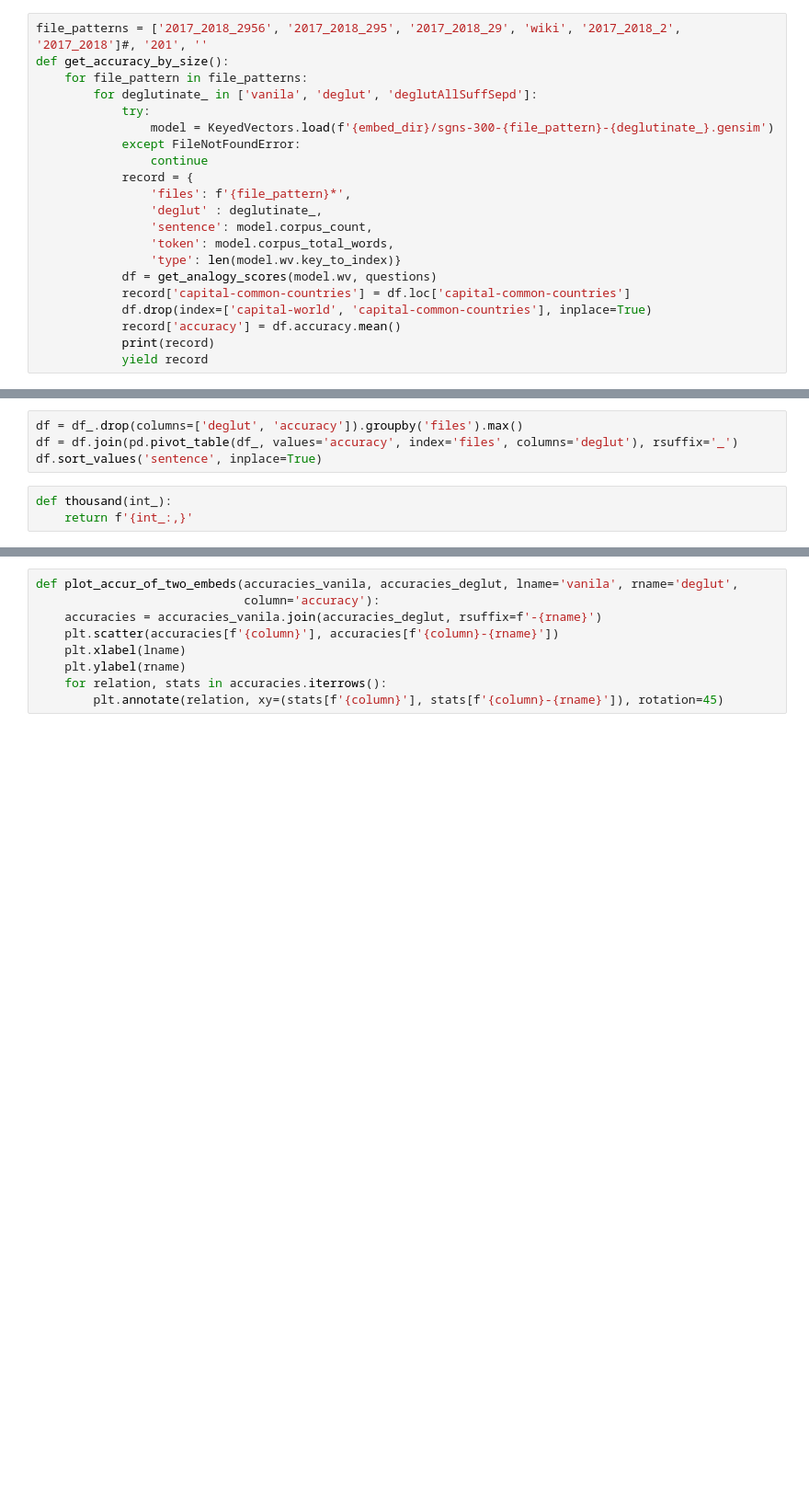
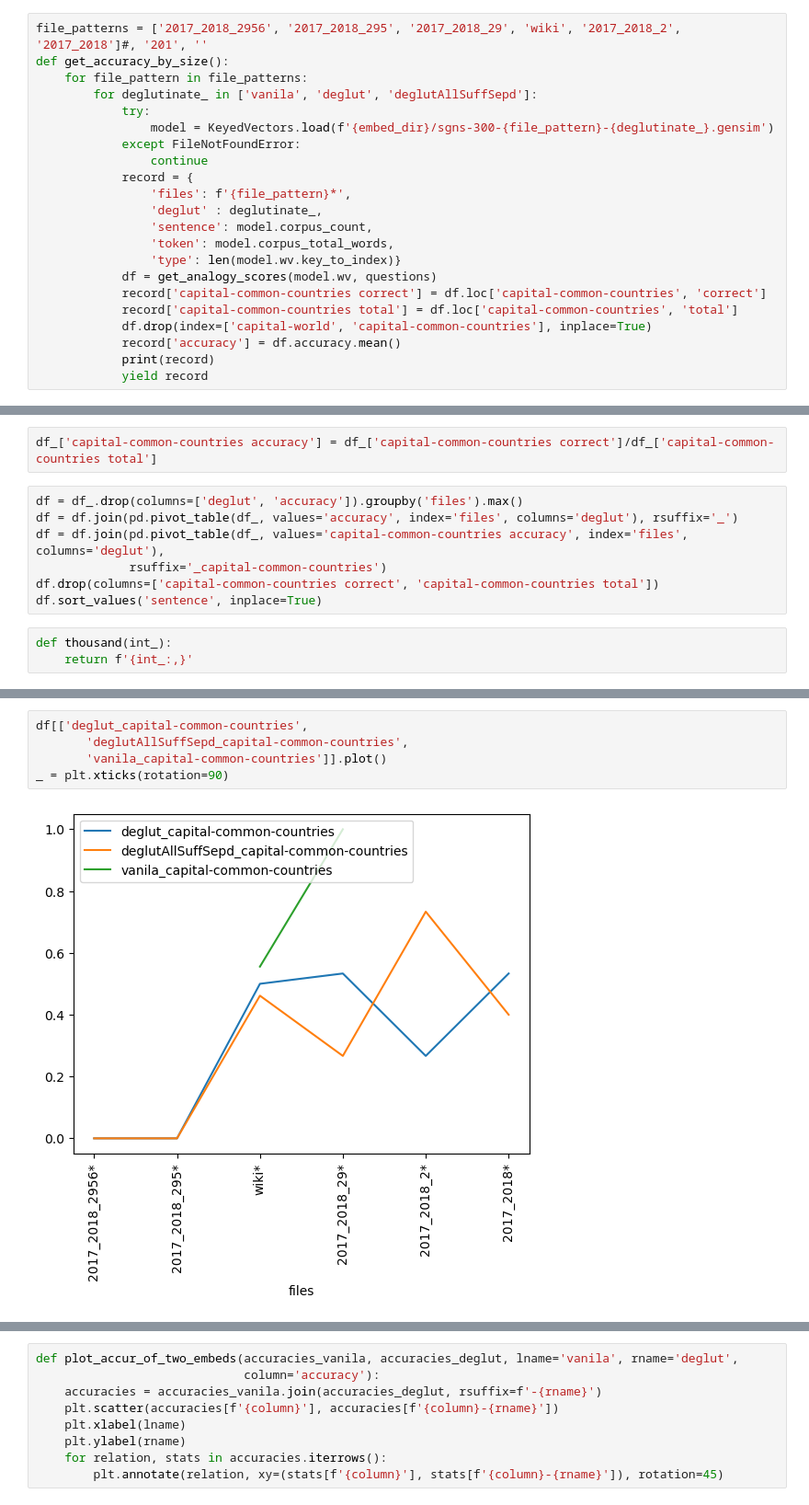
Before and after one commit to makrai/analogy-gluten-free, a Jupyter notebook: gluten-free-analogy.ipynb, the cells around one changed output, grey strips where cells are left out. Shown at 92% size. Saved outputs shown, nothing was run; the diff lists cells and outputs as text; blank space fills up the shorter version.

Commit message:
Plots created without capitals and just capitals

```diff
--- a/gluten-free-analogy.ipynb
+++ b/gluten-free-analogy.ipynb
@@ -67,7 +67,8 @@ def get_accuracy_by_size():
                 'token': model.corpus_total_words,
                 'type': len(model.wv.key_to_index)}
             df = get_analogy_scores(model.wv, questions)
-            record['capital-common-countries'] = df.loc['capital-common-countries']
+            record['capital-common-countries correct'] = df.loc['capital-common-countries', 'correct']
+            record['capital-common-countries total'] = df.loc['capital-common-countries', 'total']
             df.drop(index=['capital-world', 'capital-common-countries'], inplace=True)
             record['accuracy'] = df.accuracy.mean()
             print(record)
@@ -99,6 +119,11 @@ df_
+# %%
+df_['capital-common-countries accuracy'] = df_['capital-common-countries correct']/df_['capital-common-countries total']
 # %%
 df = df_.drop(columns=['deglut', 'accuracy']).groupby('files').max()
 df = df.join(pd.pivot_table(df_, values='accuracy', index='files', columns='deglut'), rsuffix='_')
+df = df.join(pd.pivot_table(df_, values='capital-common-countries accuracy', index='files', columns='deglut'),
+             rsuffix='_capital-common-countries')
+df.drop(columns=['capital-common-countries correct', 'capital-common-countries total'])
 df.sort_values('sentence', inplace=True)
 # %%
 def thousand(int_):
@@ -112,0 +157,7 @@ _ = plt.xticks(rotation=90)
+# %%
+df[['deglut_capital-common-countries',
+       'deglutAllSuffSepd_capital-common-countries',
+       'vanila_capital-common-countries']].plot()
+_ = plt.xticks(rotation=90)
+# %% [output]
+[figure, added]
```
Also changed, not shown: parts of 67 cells of this notebook.
